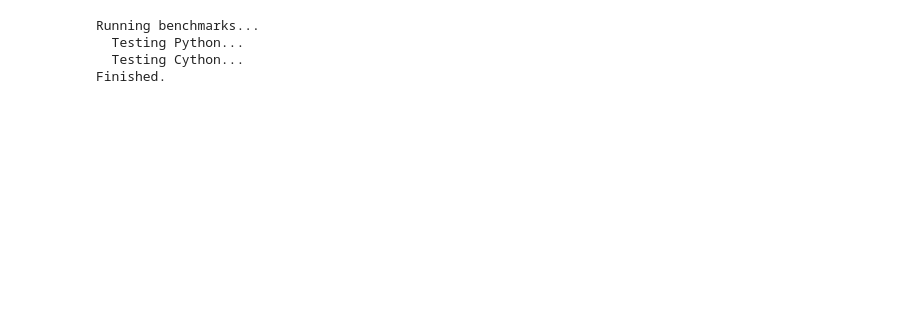
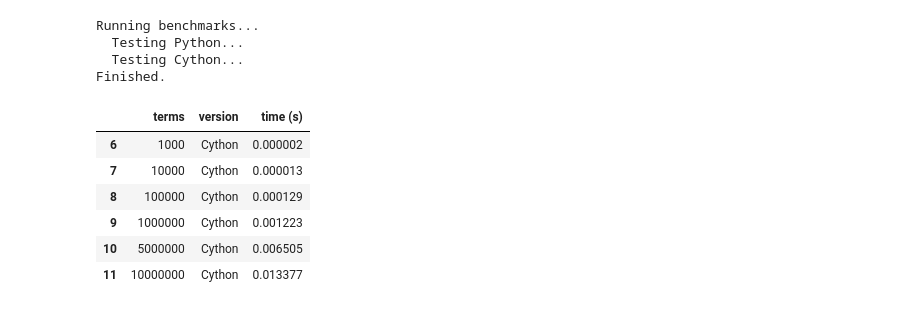
Before and after one commit to Asifdotexe/playground-repo, a Jupyter notebook: code/issue-9-as-cpython-benchmark.ipynb, the cells around one changed output. Cells and saved outputs as stored; diff of their text form; code cells hidden in the pictures; blank space fills up the shorter version.

```diff
--- a/code/issue-9-as-cpython-benchmark.ipynb
+++ b/code/issue-9-as-cpython-benchmark.ipynb
@@ -63,6 +68,16 @@ Running benchmarks...
   Testing Python...
   Testing Cython...
 Finished.
+# %%
+benchmark_results.query("version == 'Cython'")
+# %% [output]
+|  | terms | version | time (s) |
+| 6 | 1000 | Cython | 0.000002 |
+| 7 | 10000 | Cython | 0.000013 |
+| 8 | 100000 | Cython | 0.000129 |
+| 9 | 1000000 | Cython | 0.001223 |
+| 10 | 5000000 | Cython | 0.006505 |
+| 11 | 10000000 | Cython | 0.013377 |
 # %%
 plot = sns.lineplot(
     data=benchmark_results,
```
Also changed, not shown: parts of 8 cells of this notebook.
